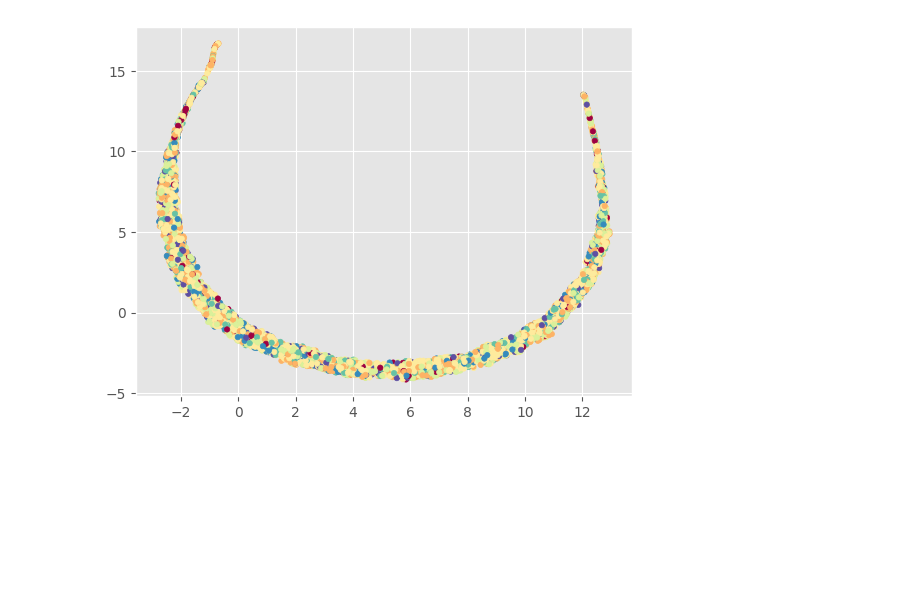
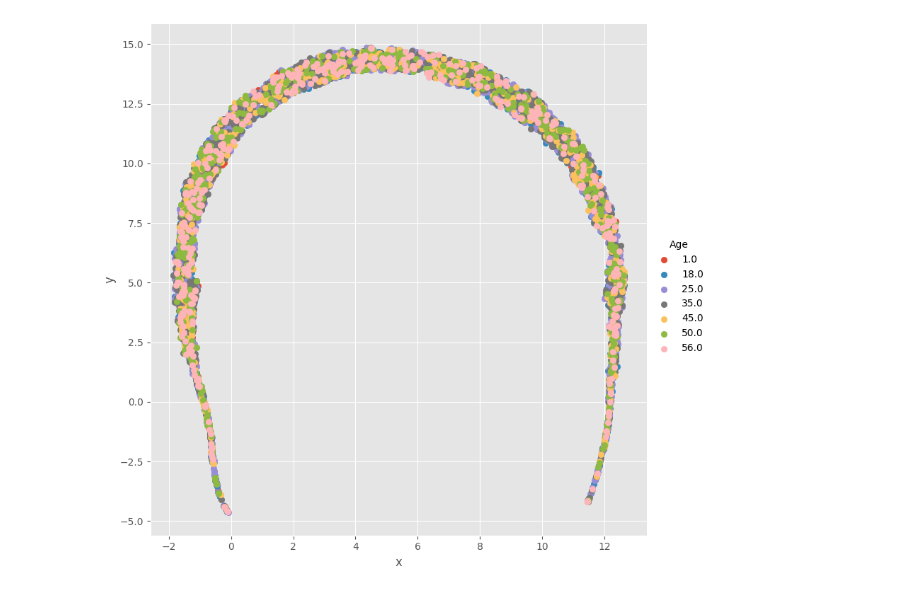
Before and after one commit to t8140140/assingment1-data-mining, a Jupyter notebook: data_visualization.ipynb, the cells around one changed output. Drawn from its saved outputs; the diff is of its cells as text; code cells hidden in the pictures; blank space fills up the shorter version.

Commit message:
refactor: fixes correct indices in visuals

```diff
--- a/data_visualization.ipynb
+++ b/data_visualization.ipynb
@@ -8,15 +8,8 @@ from sklearn.decomposition import PCA
 
 plt.style.use('ggplot')
 
-users_table = pd.read_csv(filepath_or_buffer='./ml-1m/users.dat',
-                          sep='::', delimiter=None, header=0, names=['user_id', 'gender', 'age', 'occupation', 'zip_code'], engine='python')
-
 user_train_indices = np.array(pd.read_csv(filepath_or_buffer='./user_train_indices.csv', header=None))
 movie_train_indices = np.array(pd.read_csv(filepath_or_buffer='./movie_train_indices.csv', header=None))
 
-users_table = users_table.iloc[user_train_indices[:,0]]
-
-U = np.array(pd.read_csv(filepath_or_buffer='./Users.csv', header=None))
-M = np.array(pd.read_csv(filepath_or_buffer='./Movies.csv', header=None))
-
-age = np.array(users_table['age'])
+U = np.array(pd.read_csv(filepath_or_buffer='./U.csv', header=None))
+M = np.array(pd.read_csv(filepath_or_buffer='./M.csv', header=None))
@@ -53,14 +40,18 @@ plt.show()
 # %%
 import umap.umap_ as umap
 reducer = umap.UMAP()
 
 scaled_data = StandardScaler().fit_transform(U)
 train_data_mean_and_std = reducer.fit_transform(scaled_data)
 
-plt.scatter(train_data_mean_and_std[:, 0], train_data_mean_and_std[:, 1], c=age, cmap='Spectral', s=15)
+umap_data = np.vstack((train_data_mean_and_std.T,age.T)).T
+umap_df = pd.DataFrame(data=umap_data,columns=('x','y','Age'))
+
+sns.FacetGrid(umap_df,hue='Age',height=8).map(plt.scatter,'x','y').add_legend()
+
 plt.savefig('umap_users.png')
 # %% [output]
-[figure, old version]
+[figure, new version]
 # %%
 import numpy as np
 from sklearn.manifold import TSNE
```
Also changed, not shown: parts of 9 cells of this notebook, 9 other files.
